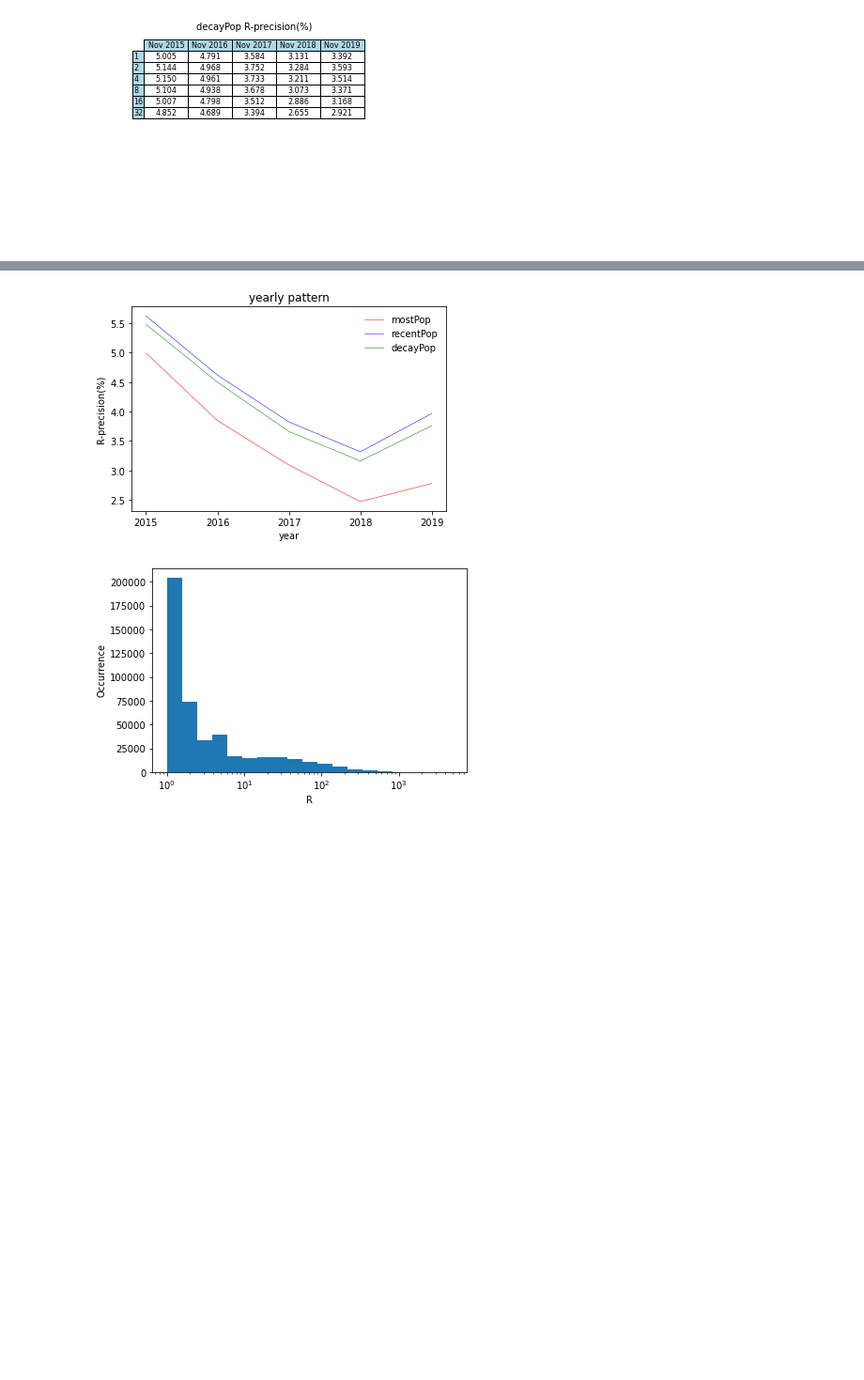
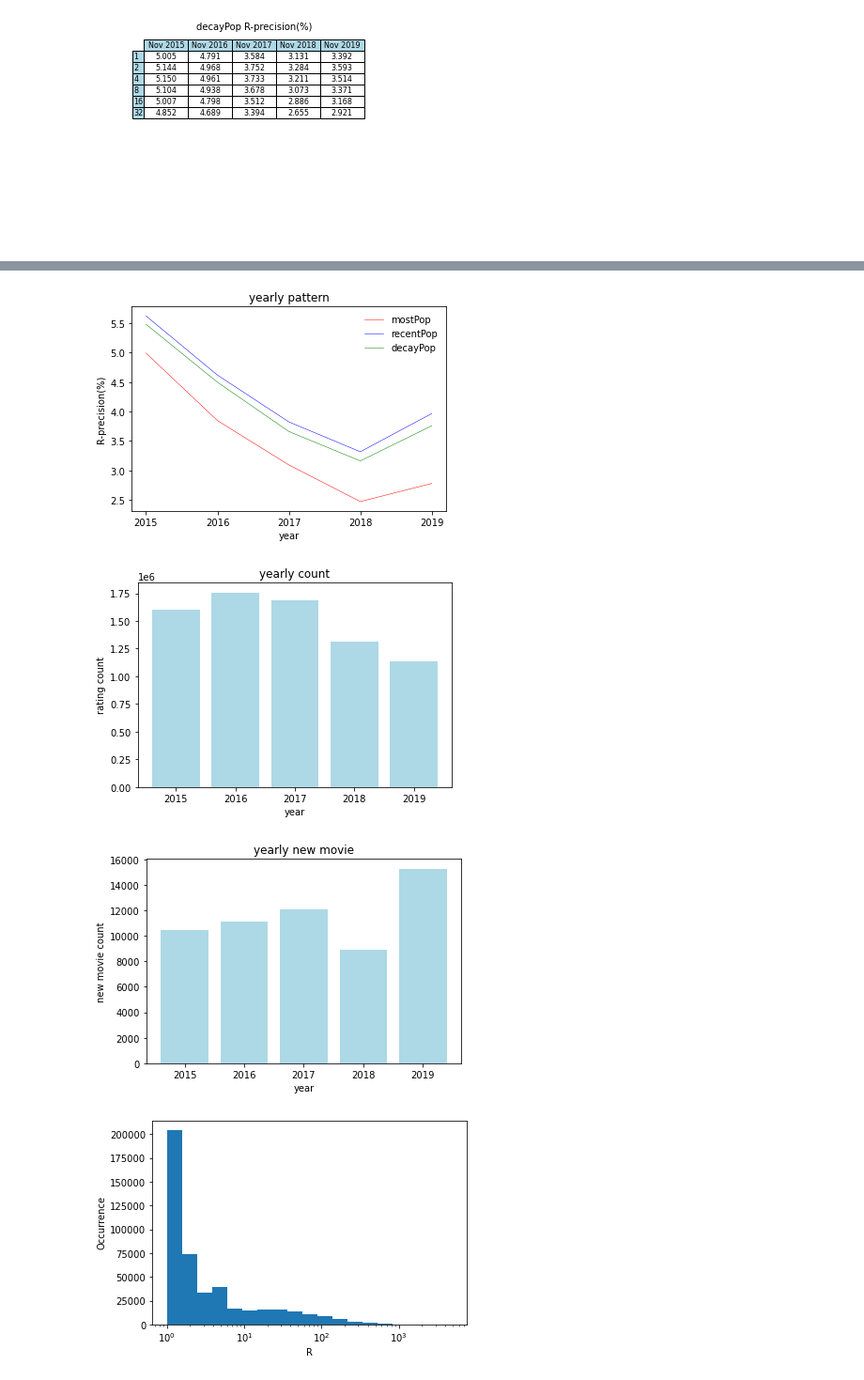
Before and after one commit to liguanlong/Final-Year-Project, a Jupyter notebook: baselineRecommender.ipynb, the cells around one changed output, grey strips where cells are left out. Shown: that part at 94% size. Drawn from its saved outputs; the diff is of its cells as text; code cells hidden in the pictures; blank space fills up the shorter version.

```diff
--- a/baselineRecommender.ipynb
+++ b/baselineRecommender.ipynb
@@ -223,23 +317,41 @@ fig.savefig('./figures/monthly_pattern', bbox_inches='tight', dpi=300)
 # %%
 # yearly_pattern
 fig, ax = plt.subplots()
 temp_x = [i for i in range(5)]
 x_loc = plticker.MultipleLocator(base=1)
 y_loc = plticker.MultipleLocator(base=0.5)
 ax.xaxis.set_major_locator(x_loc)
 ax.yaxis.set_major_locator(y_loc)
 ax.set_title('yearly pattern', loc='center')
 for i in range(3):
     ax.plot(temp_x,
             yearly_pattern[i],
             color=colors[i], linewidth=0.5, label = methods[i])
 ax.set_xticklabels(['', '2015', '2016', '2017', '2018', '2019'])
 ax.legend(loc='upper right', frameon=False)
 ax.set_xlabel('year')
 ax.set_ylabel('R-precision(%)' )
 fig.savefig('./figures/yearly_pattern', bbox_inches='tight', dpi=300)
+
+fig, ax = plt.subplots()
+ax.set_title('yearly count', loc='center')
+ax.bar(temp_x, yearly_count, color='lightblue')
+ax.set_xticklabels(['', '2015', '2016', '2017', '2018', '2019'])
+ax.set_xlabel('year')
+ax.set_ylabel('rating count')
+fig.savefig('./figures/yearly_count', bbox_inches='tight', dpi=300)
+
+fig, ax = plt.subplots()
+ax.set_title('yearly new movie', loc='center')
+ax.bar(temp_x, yearly_new_movie, color='lightblue')
+ax.set_xticklabels(['', '2015', '2016', '2017', '2018', '2019'])
+ax.set_xlabel('year')
+ax.set_ylabel('new movie count')
+fig.savefig('./figures/yearly_new_movie', bbox_inches='tight', dpi=300)
 # %% [output]
 [figure]
+[figure, added]
+[figure, added]
 # %%
 R_list = []
 for _year in range(2015, 2020):
```
Also changed, not shown: parts of 7 cells of this notebook, 12 other files.
